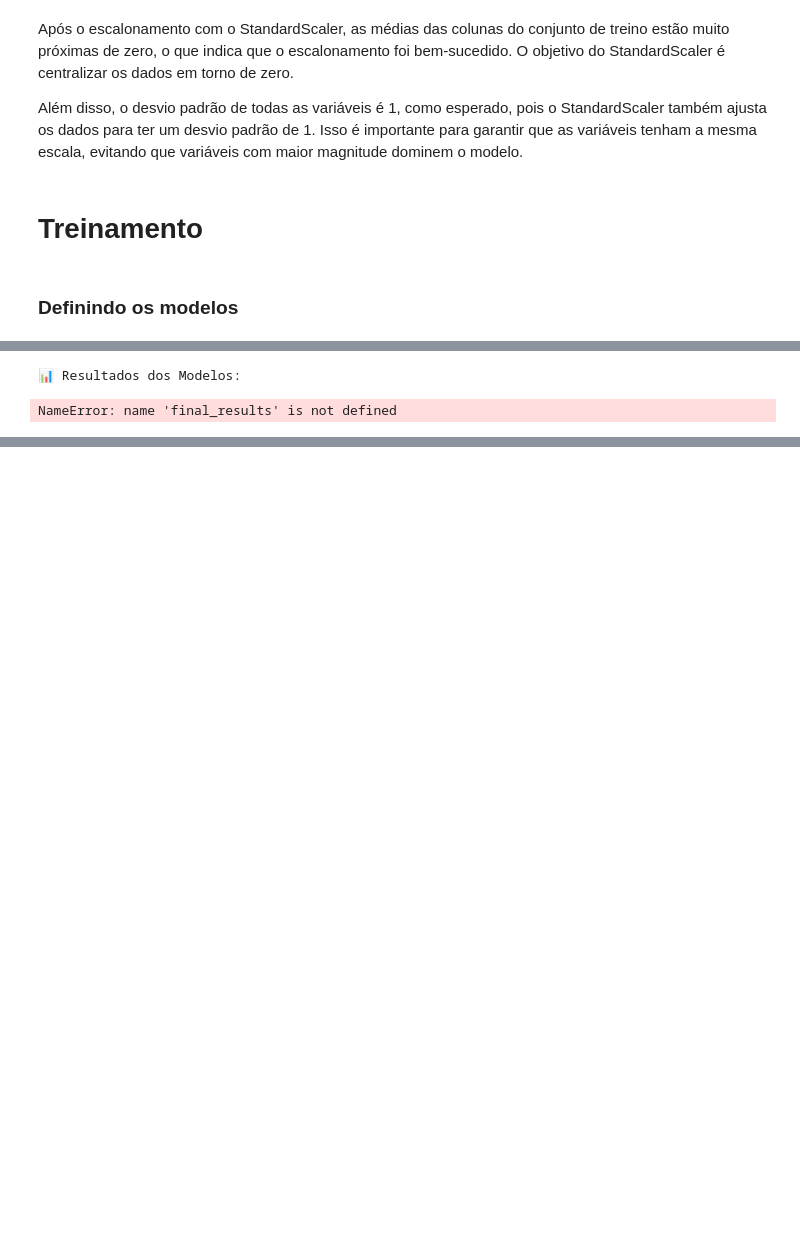
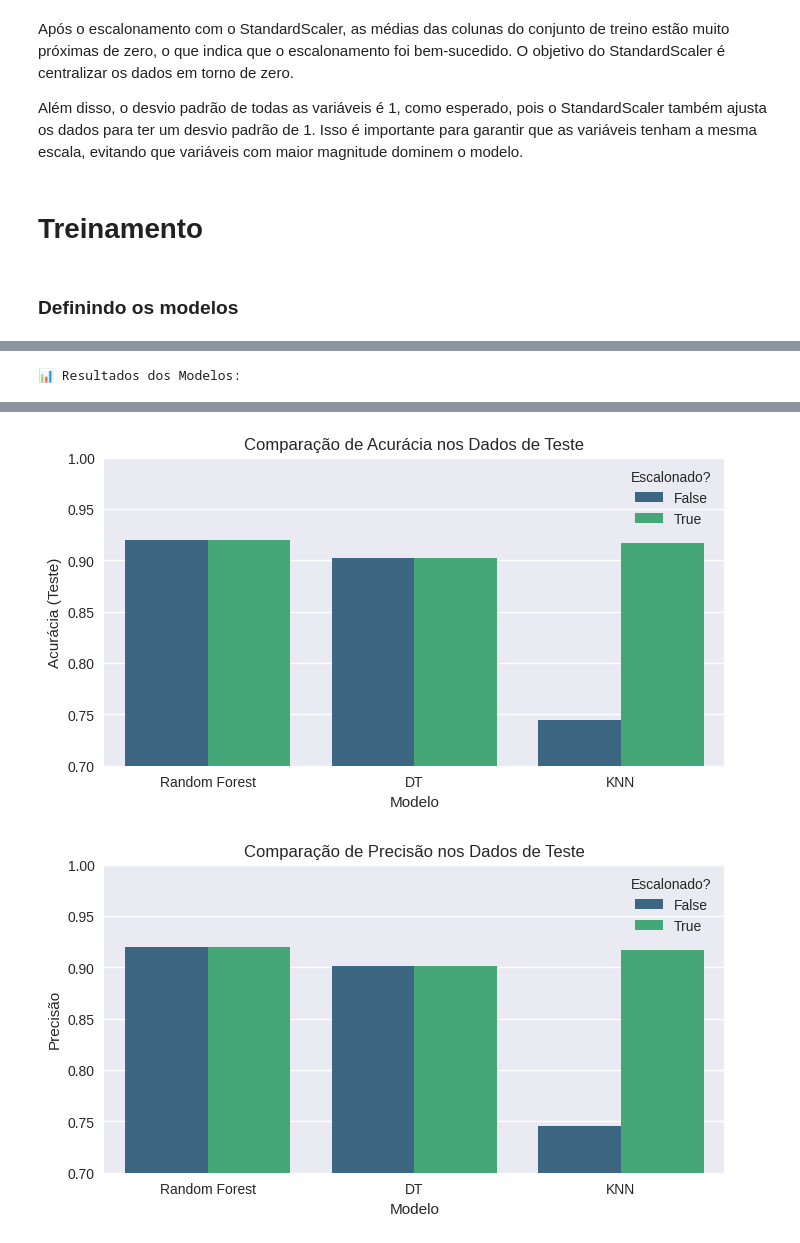
Before and after one commit to juniors719/dry_bean_classifier, a Jupyter notebook: dry_bean_classification.ipynb, the cells around one changed output, grey strips where cells are left out. Cells and saved outputs as stored; diff of their text form; code cells hidden in the pictures; blank space fills up the shorter version.

```diff
--- a/dry_bean_classification.ipynb
+++ b/dry_bean_classification.ipynb
@@ -257,7 +265,7 @@ def train_and_evaluate_models(X_train, X_test, y_train, y_test, scaled=False):
     kfold = StratifiedKFold(n_splits=5, shuffle=True, random_state=42)
 
     for model_name, config in models.items():
-        print(f"\n🔍 Treinando {model_name} (Escalonado: {scaled})...")
+        print(f"\nTreinando {model_name} (Escalonado: {scaled})...")
 
         grid_search = GridSearchCV(
             config["model"],
@@ -270,7 +278,7 @@ def train_and_evaluate_models(X_train, X_test, y_train, y_test, scaled=False):
 
         best_model = grid_search.best_estimator_
 
-        cv_scores = cross_val_score(best_model, X_train, y_train, cv=kfold, scoring="accuracy")
+        cv_scores = cross_val_score(best_model, X_train, y_train, cv=kfold, scoring="accuracy", n_jobs=-1)
 
         y_pred = best_model.predict(X_test)
 
@@ -291,7 +299,7 @@ def train_and_evaluate_models(X_train, X_test, y_train, y_test, scaled=False):
         })
 
         cm = confusion_matrix(y_test, y_pred)
-        plt.figure(figsize=(6, 6))
+        plt.figure(figsize=(4, 4))
         sns.heatmap(
             cm, annot=True,
             fmt="d",
@@ -326,7 +332,7 @@ display(final_results.sort_values(by="Acurácia (Teste)", ascending=False))
 plt.style.use("seaborn-v0_8")  # Ou outro estilo disponível
 
 # Gráfico de Acurácia (Teste)
-plt.figure(figsize=(10, 6))
+plt.figure(figsize=(8, 4))
 sns.barplot(
     data=final_results,
     x="Modelo",
@@ -339,8 +345,36 @@ plt.ylim(0.7, 1.0)
 plt.legend(title="Escalonado?")
 plt.show()
 
+# Gráfico de Precisão
+plt.figure(figsize=(8, 4))
+sns.barplot(
+    data=final_results,
+    x="Modelo",
+    y="Precisão",
+    hue="Escalonado",
+    palette="viridis"
+)
+plt.title("Comparação de Precisão nos Dados de Teste")
+plt.ylim(0.7, 1.0)
+plt.legend(title="Escalonado?")
+plt.show()
+
+# Gráfico de Recall
+plt.figure(figsize=(8, 4))
+sns.barplot(
+    data=final_results,
+    x="Modelo",
+    y="Recall",
+    hue="Escalonado",
+    palette="viridis"
+)
+plt.title("Comparação de Recall nos Dados de Teste")
+plt.ylim(0.7, 1.0)
+plt.legend(title="Escalonado?")
+plt.show()
+
 # Gráfico de F1-Score
-plt.figure(figsize=(10, 6))
+plt.figure(figsize=(8, 4))
 sns.barplot(
     data=final_results,
     x="Modelo",
@@ -354,4 +388,3 @@ plt.legend(title="Escalonado?")
 plt.show()
 # %% [output]
 📊 Resultados dos Modelos:
-NameError: name 'final_results' is not defined
@@ -357,0 +398,2 @@ NameError: name 'final_results' is not defined
+[figure, added]
+[figure, added]
```
Also changed, not shown: parts of 12 cells of this notebook.
